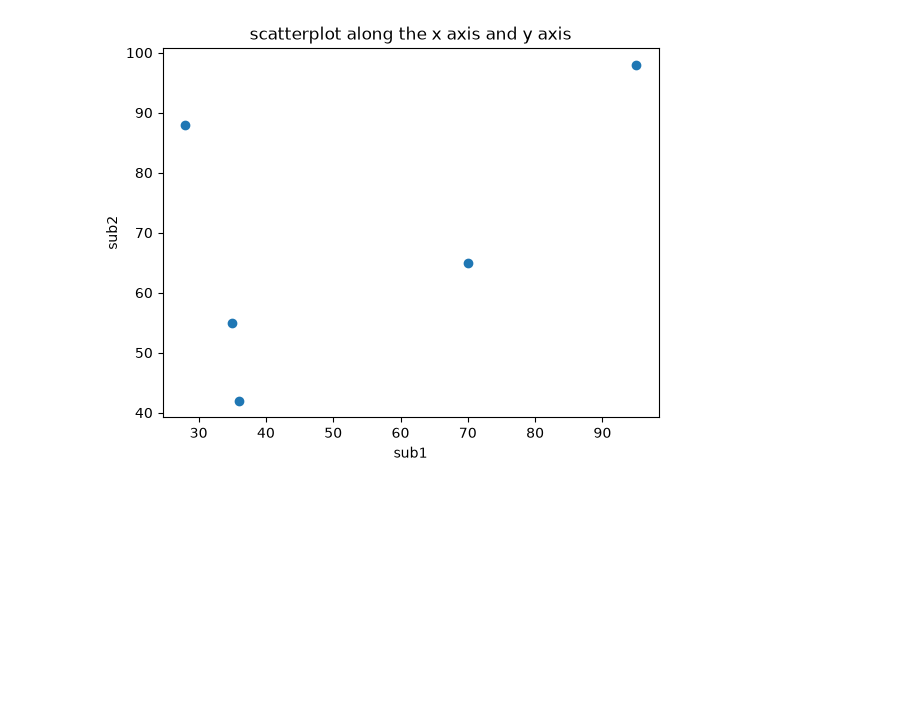
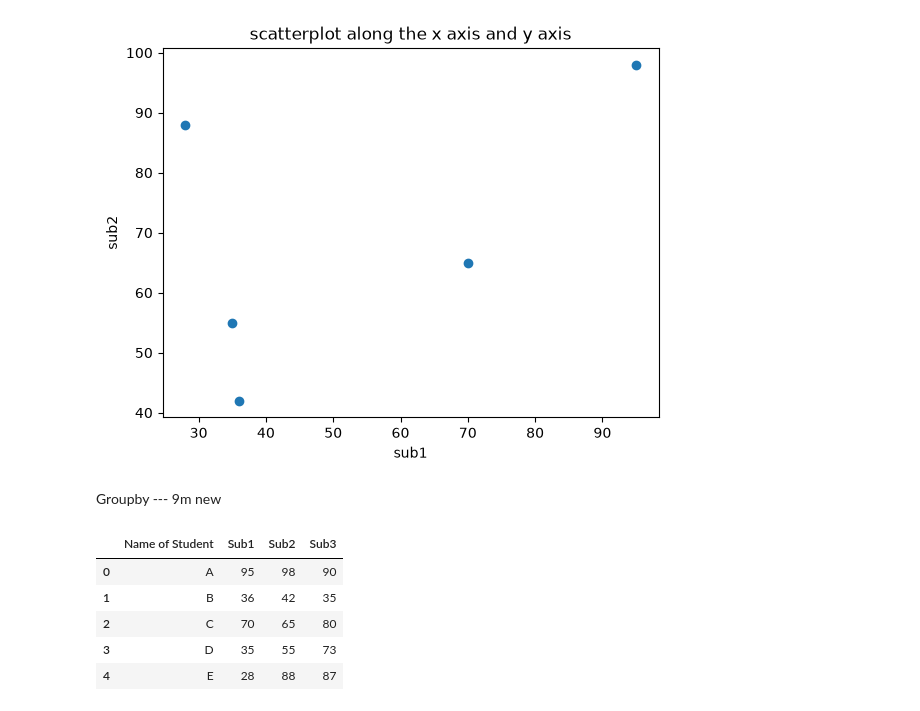
Before and after one commit to amanmuarya/python-learn-Aman-, a Jupyter notebook: 14-Data_Anlaytic_py/Google_colab/5-Value counts.ipynb, the cells around one changed output. Drawn from its saved outputs; the diff is of its cells as text; code cells hidden in the pictures; blank space fills up the shorter version.

```diff
--- a/14-Data_Anlaytic_py/Google_colab/5-Value counts.ipynb
+++ b/14-Data_Anlaytic_py/Google_colab/5-Value counts.ipynb
@@ -60,3 +60,14 @@ plt.ylabel("sub2")
 # %% [output]
 Text(0, 0.5, 'sub2')
 [figure]
+# %% [markdown]
+Groupby --- 9m               new
+# %%
+df
+# %% [output]
+|  | Name of Student | Sub1 | Sub2 | Sub3 |
+| 0 | A | 95 | 98 | 90 |
+| 1 | B | 36 | 42 | 35 |
+| 2 | C | 70 | 65 | 80 |
+| 3 | D | 35 | 55 | 73 |
+| 4 | E | 28 | 88 | 87 |
```
Also changed, not shown: parts of 6 cells of this notebook.
